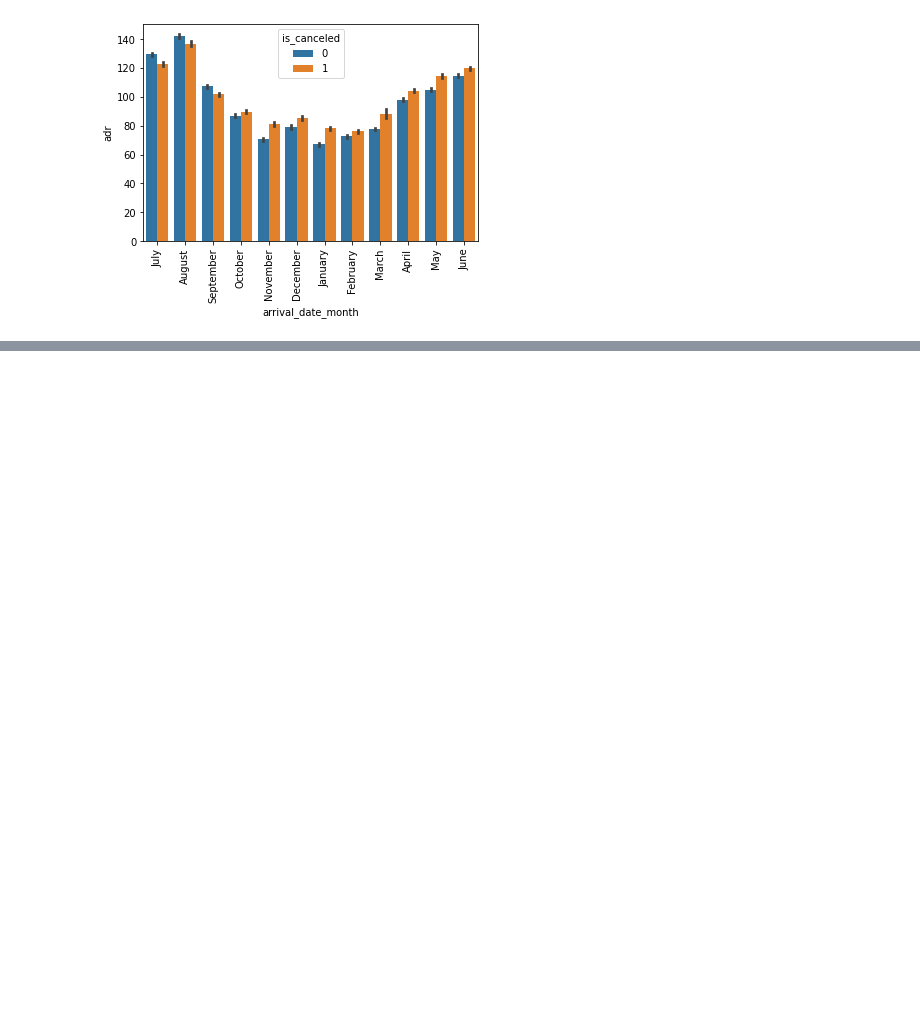
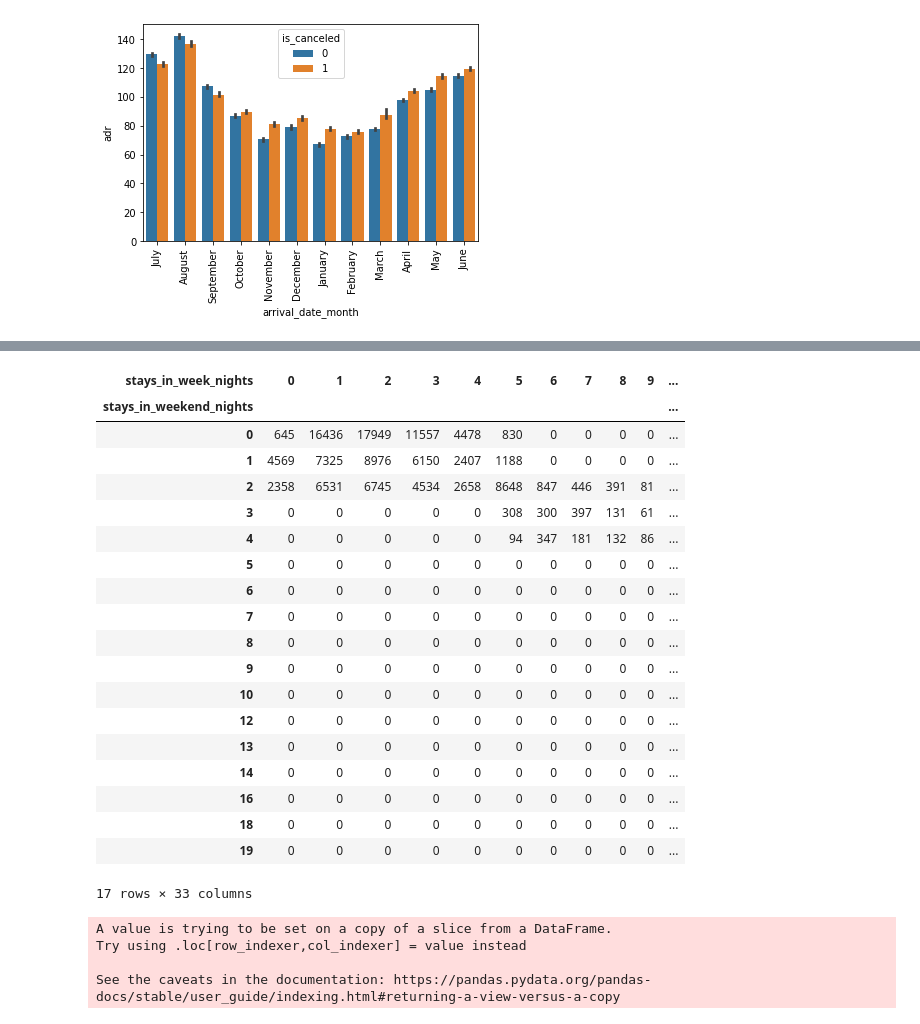
Before and after one commit to NikitaPandey21/Hotel-Booking-Cancellation, a Jupyter notebook: Hotel Booking.ipynb, the cells around one changed output, grey strips where cells are left out. Cells and saved outputs as stored; diff of their text form; code cells hidden in the pictures; blank space fills up the shorter version.

```diff
--- a/Hotel Booking.ipynb
+++ b/Hotel Booking.ipynb
@@ -388,0 +358,24 @@ plt.show()
+# %%
+###### Relationship table
+pd.crosstab(index=data['stays_in_weekend_nights'],columns=data['stays_in_week_nights'])
+# %% [output]
+| stays_in_week_nights | 0 | 1 | 2 | 3 | 4 | 5 | 6 | 7 | 8 | 9 | ... |
+| stays_in_weekend_nights |  |  |  |  |  |  |  |  |  |  | ... |
+| 0 | 645 | 16436 | 17949 | 11557 | 4478 | 830 | 0 | 0 | 0 | 0 | ... |
+| 1 | 4569 | 7325 | 8976 | 6150 | 2407 | 1188 | 0 | 0 | 0 | 0 | ... |
+| 2 | 2358 | 6531 | 6745 | 4534 | 2658 | 8648 | 847 | 446 | 391 | 81 | ... |
+| 3 | 0 | 0 | 0 | 0 | 0 | 308 | 300 | 397 | 131 | 61 | ... |
+| 4 | 0 | 0 | 0 | 0 | 0 | 94 | 347 | 181 | 132 | 86 | ... |
+| 5 | 0 | 0 | 0 | 0 | 0 | 0 | 0 | 0 | 0 | 0 | ... |
+| 6 | 0 | 0 | 0 | 0 | 0 | 0 | 0 | 0 | 0 | 0 | ... |
+| 7 | 0 | 0 | 0 | 0 | 0 | 0 | 0 | 0 | 0 | 0 | ... |
+| 8 | 0 | 0 | 0 | 0 | 0 | 0 | 0 | 0 | 0 | 0 | ... |
+| 9 | 0 | 0 | 0 | 0 | 0 | 0 | 0 | 0 | 0 | 0 | ... |
+| 10 | 0 | 0 | 0 | 0 | 0 | 0 | 0 | 0 | 0 | 0 | ... |
+| 12 | 0 | 0 | 0 | 0 | 0 | 0 | 0 | 0 | 0 | 0 | ... |
+| 13 | 0 | 0 | 0 | 0 | 0 | 0 | 0 | 0 | 0 | 0 | ... |
+| 14 | 0 | 0 | 0 | 0 | 0 | 0 | 0 | 0 | 0 | 0 | ... |
+| 16 | 0 | 0 | 0 | 0 | 0 | 0 | 0 | 0 | 0 | 0 | ... |
+| 18 | 0 | 0 | 0 | 0 | 0 | 0 | 0 | 0 | 0 | 0 | ... |
+| 19 | 0 | 0 | 0 | 0 | 0 | 0 | 0 | 0 | 0 | 0 | ... |
+17 rows × 33 columns
@@ -388,0 +396,7 @@ plt.show()
+# %%
+data2['weekend_or_weekday']=data2.apply(week_function,axis=1)
+# %% [output]
+A value is trying to be set on a copy of a slice from a DataFrame.
+Try using .loc[row_indexer,col_indexer] = value instead
+
+See the caveats in the documentation: https://pandas.pydata.org/pandas-docs/stable/user_guide/indexing.html#returning-a-view-versus-a-copy
```
Also changed, not shown: parts of 49 cells of this notebook.
